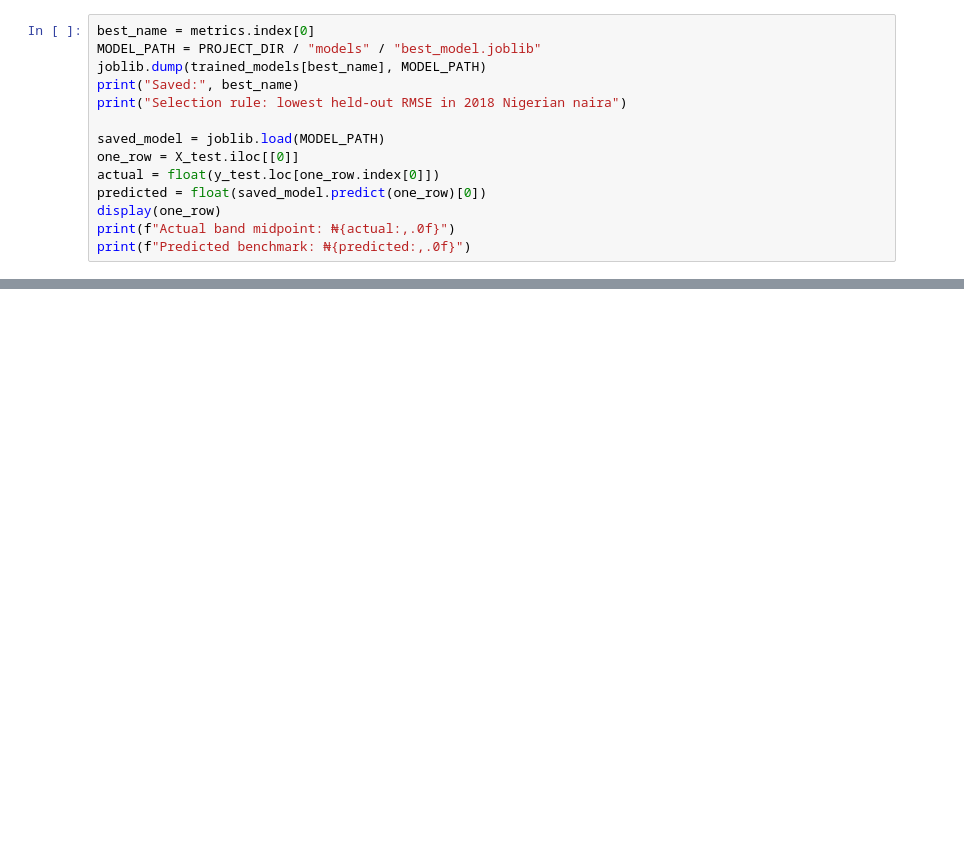
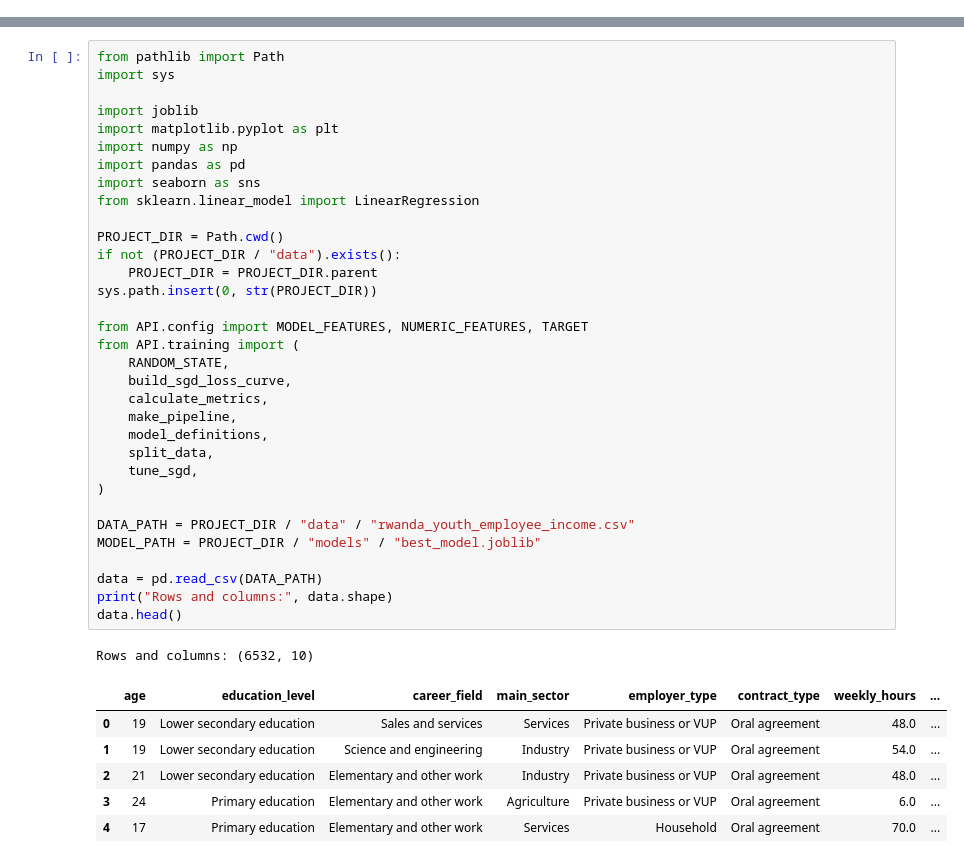
Before and after one commit to uwenayoallain/alu_africa_graduate_launch, a Jupyter notebook: summative/linear_regression/multivariate.ipynb, the cells around one changed output, grey strips where cells are left out. Drawn from its saved outputs; the diff is of its cells as text; blank space fills up the shorter version.

```diff
--- a/summative/linear_regression/multivariate.ipynb
+++ b/summative/linear_regression/multivariate.ipynb
@@ -287,14 +0,0 @@ numeric standardization, category conversion, and the model as one deployable ar
-# %%
-best_name = metrics.index[0]
-MODEL_PATH = PROJECT_DIR / "models" / "best_model.joblib"
-joblib.dump(trained_models[best_name], MODEL_PATH)
-print("Saved:", best_name)
-print("Selection rule: lowest held-out RMSE in 2018 Nigerian naira")
-
-saved_model = joblib.load(MODEL_PATH)
-one_row = X_test.iloc[[0]]
-actual = float(y_test.loc[one_row.index[0]])
-predicted = float(saved_model.predict(one_row)[0])
-display(one_row)
-print(f"Actual band midpoint: ₦{actual:,.0f}")
-print(f"Predicted benchmark: ₦{predicted:,.0f}")
@@ -322,0 +15,41 @@ algorithms again, saves the lowest-RMSE pipeline, and reloads it for prediction.
+# %%
+from pathlib import Path
+import sys
+
+import joblib
+import matplotlib.pyplot as plt
+import numpy as np
+import pandas as pd
+import seaborn as sns
+from sklearn.linear_model import LinearRegression
+
+PROJECT_DIR = Path.cwd()
+if not (PROJECT_DIR / "data").exists():
+    PROJECT_DIR = PROJECT_DIR.parent
+sys.path.insert(0, str(PROJECT_DIR))
+
+from API.config import MODEL_FEATURES, NUMERIC_FEATURES, TARGET
+from API.training import (
+    RANDOM_STATE,
+    build_sgd_loss_curve,
+    calculate_metrics,
+    make_pipeline,
+    model_definitions,
+    split_data,
+    tune_sgd,
+)
+
+DATA_PATH = PROJECT_DIR / "data" / "rwanda_youth_employee_income.csv"
+MODEL_PATH = PROJECT_DIR / "models" / "best_model.joblib"
+
+data = pd.read_csv(DATA_PATH)
+print("Rows and columns:", data.shape)
+data.head()
+# %% [output]
+Rows and columns: (6532, 10)
+|  | age | education_level | career_field | main_sector | employer_type | contract_type | weekly_hours | ... |
+| 0 | 19 | Lower secondary education | Sales and services | Services | Private business or VUP | Oral agreement | 48.0 | ... |
+| 1 | 19 | Lower secondary education | Science and engineering | Industry | Private business or VUP | Oral agreement | 54.0 | ... |
+| 2 | 21 | Lower secondary education | Elementary and other work | Industry | Private business or VUP | Oral agreement | 48.0 | ... |
+| 3 | 24 | Primary education | Elementary and other work | Agriculture | Private business or VUP | Oral agreement | 6.0 | ... |
+| 4 | 17 | Primary education | Elementary and other work | Services | Household | Oral agreement | 70.0 | ... |
```
Also changed, not shown: parts of 42 cells of this notebook.
